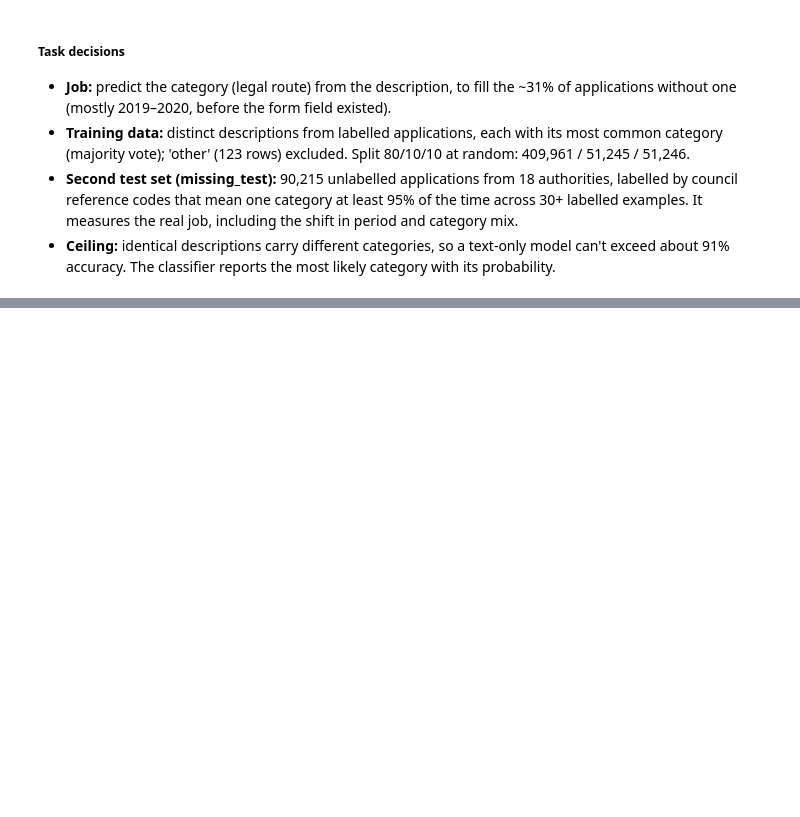
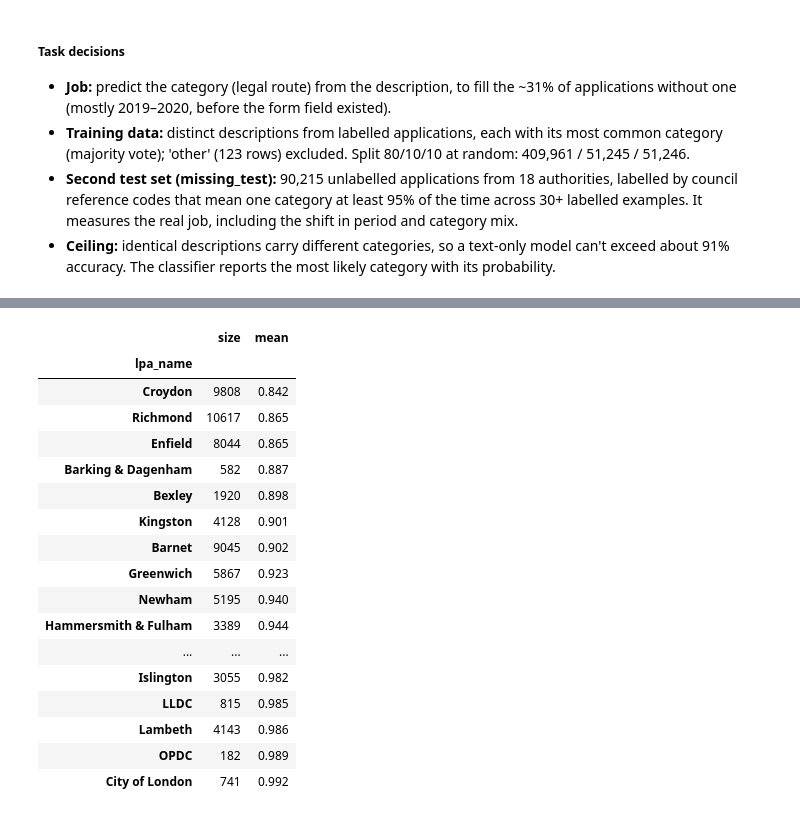
Before and after one commit to samaddmirzaa/london-planscope, a Jupyter notebook: notebooks/02_category_classifier.ipynb, the cells around one changed output, grey strips where cells are left out. Saved outputs shown, nothing was run; the diff lists cells and outputs as text; code cells hidden in the pictures; blank space fills up the shorter version.

```diff
--- a/notebooks/02_category_classifier.ipynb
+++ b/notebooks/02_category_classifier.ipynb
@@ -63,0 +173,23 @@ Name: proportion, dtype: float64
+# %%
+# Accuracy on missing_test by authority
+
+sets['missing_test'].assign(correct=sets['missing_test']['category'] == sets['missing_test']['predicted']).groupby('lpa_name')['correct'].agg(['size', 'mean']).sort_values('mean').round(3)
+# %% [output]
+|  | size | mean |
+| lpa_name |  |  |
+| Croydon | 9808 | 0.842 |
+| Richmond | 10617 | 0.865 |
+| Enfield | 8044 | 0.865 |
+| Barking & Dagenham | 582 | 0.887 |
+| Bexley | 1920 | 0.898 |
+| Kingston | 4128 | 0.901 |
+| Barnet | 9045 | 0.902 |
+| Greenwich | 5867 | 0.923 |
+| Newham | 5195 | 0.940 |
+| Hammersmith & Fulham | 3389 | 0.944 |
+| ... | ... | ... |
+| Islington | 3055 | 0.982 |
+| LLDC | 815 | 0.985 |
+| Lambeth | 4143 | 0.986 |
+| OPDC | 182 | 0.989 |
+| City of London | 741 | 0.992 |
```
Also changed, not shown: parts of 10 cells of this notebook, 3 other files.
